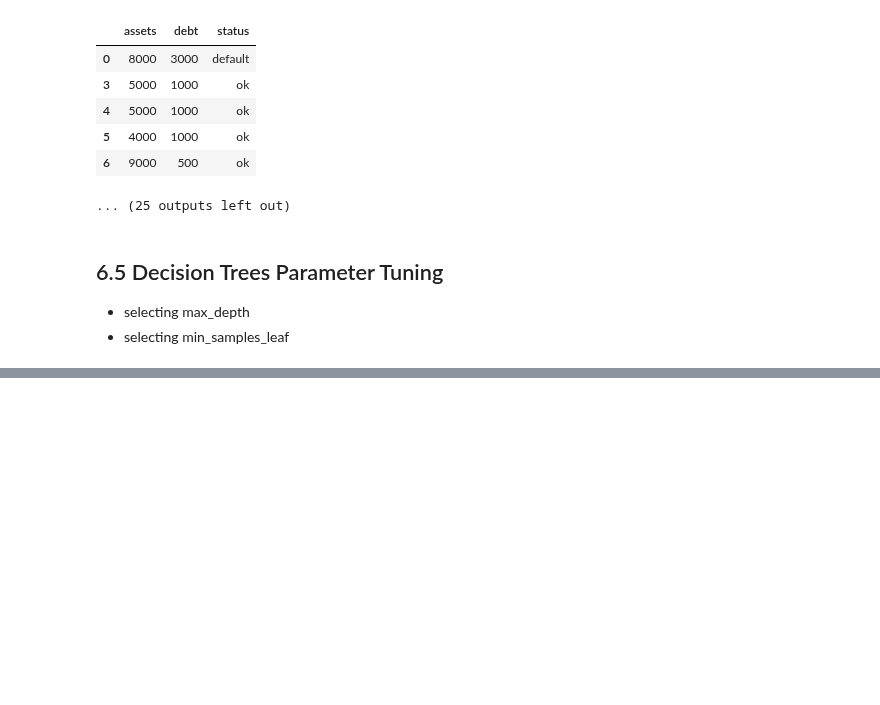
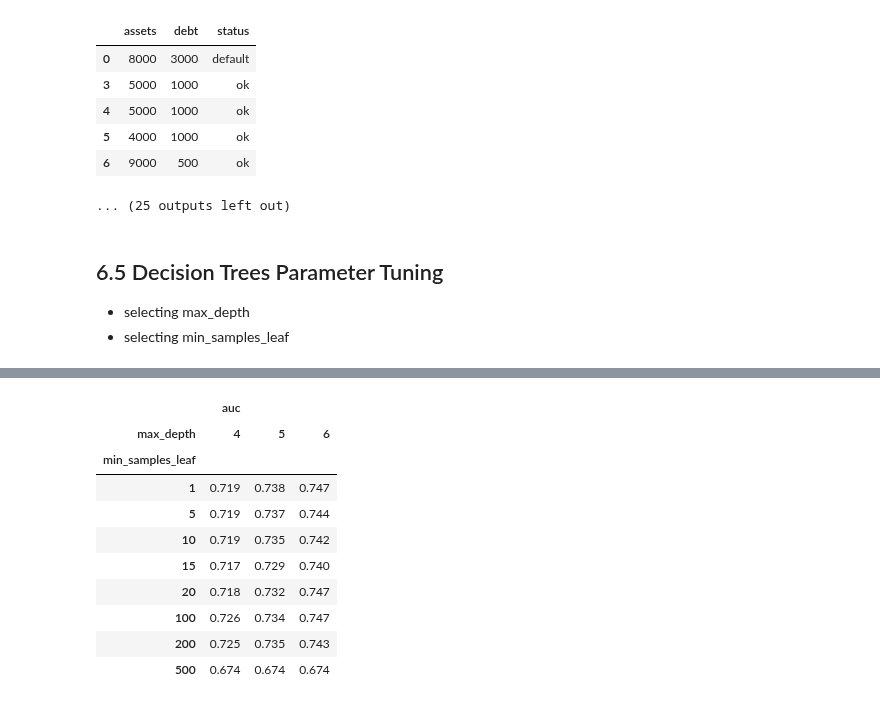
Before and after one commit to anormanangel/Machine-Learning-Zoomcamp, a Jupyter notebook: 06-Decision Trees/Credit Risk Scoring.ipynb, the cells around one changed output, grey strips where cells are left out. Drawn from its saved outputs; the diff is of its cells as text; code cells hidden in the pictures; blank space fills up the shorter version.

```diff
--- a/06-Decision Trees/Credit Risk Scoring.ipynb
+++ b/06-Decision Trees/Credit Risk Scoring.ipynb
@@ -532,0 +573,17 @@ Name: proportion, dtype: float64
+# %%
+# Pivoting the DataFrame for better visualization
+
+df_scores_pivot = df_scores.pivot(index='min_samples_leaf', columns=['max_depth'], values=['auc'])
+df_scores_pivot.round(3)
+# %% [output]
+|  | auc |  |  |
+| max_depth | 4 | 5 | 6 |
+| min_samples_leaf |  |  |  |
+| 1 | 0.719 | 0.738 | 0.747 |
+| 5 | 0.719 | 0.737 | 0.744 |
+| 10 | 0.719 | 0.735 | 0.742 |
+| 15 | 0.717 | 0.729 | 0.740 |
+| 20 | 0.718 | 0.732 | 0.747 |
+| 100 | 0.726 | 0.734 | 0.747 |
+| 200 | 0.725 | 0.735 | 0.743 |
+| 500 | 0.674 | 0.674 | 0.674 |
```
Also changed, not shown: parts of 9 cells of this notebook.
